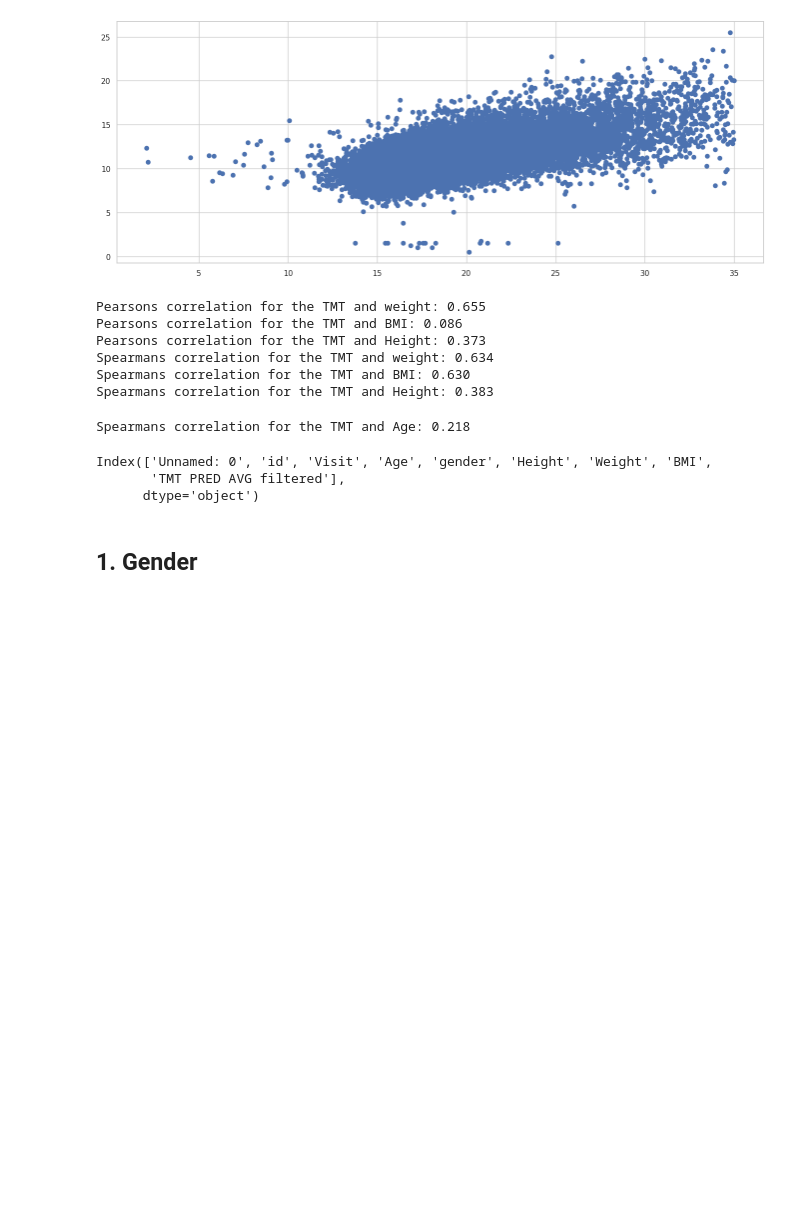
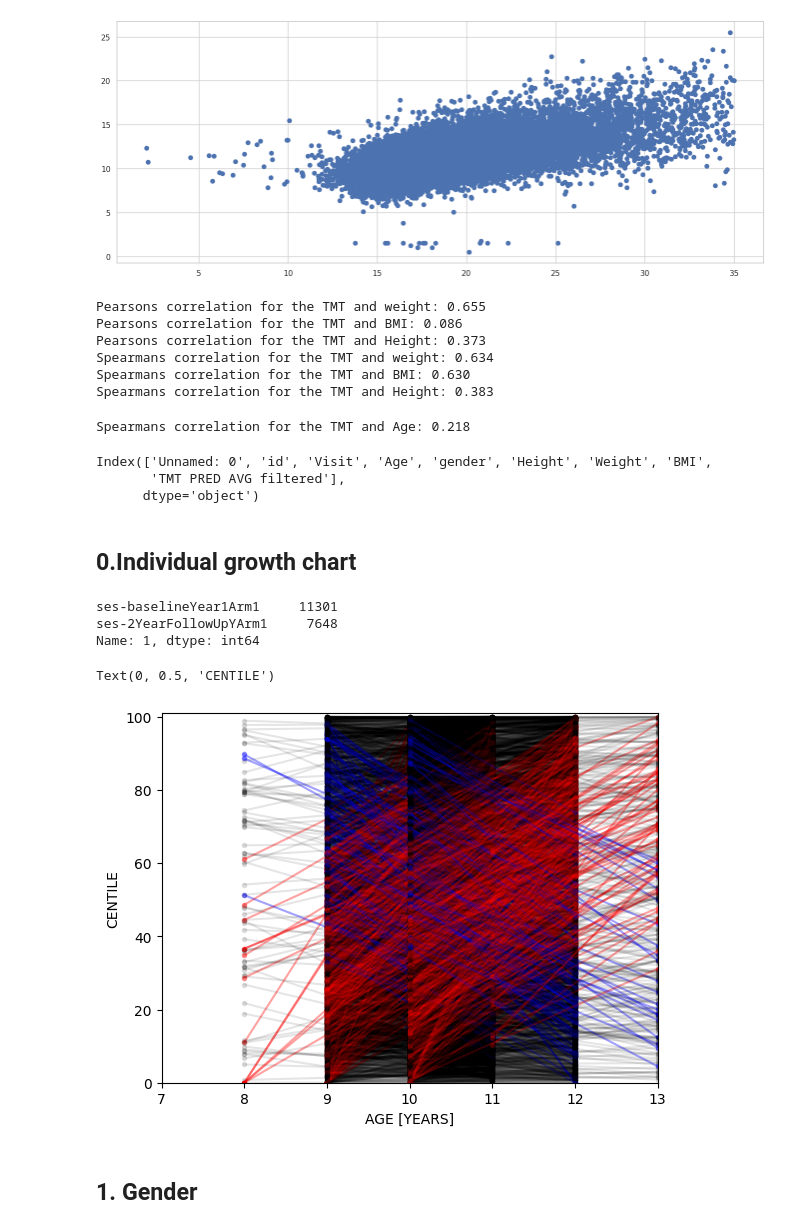
Before and after one commit to AIM-KannLab/itmt, a Jupyter notebook: ABCD-plots.ipynb, the cells around one changed output. Saved outputs shown, nothing was run; the diff lists cells and outputs as text; code cells hidden in the pictures; blank space fills up the shorter version.

```diff
--- a/ABCD-plots.ipynb
+++ b/ABCD-plots.ipynb
@@ -117,3 +167,11 @@ Index(['Unnamed: 0', 'id', 'Visit', 'Age', 'gender', 'Height', 'Weight', 'BMI',
       dtype='object')
 # %%
 df.loc[df.Age > 30, 'Age'] = 30
+# %% [markdown]
+## 0.Individual growth chart
+# %%
+df[df['Dataset']=='ABCD']['ID'].str.split("_", expand=True)[1].value_counts()
+# %% [output]
+ses-baselineYear1Arm1     11301
+ses-2YearFollowUpYArm1     7648
+Name: 1, dtype: int64
@@ -120,2 +223,50 @@ df.loc[df.Age > 30, 'Age'] = 30
+# %%
+def magnitude_(x_values,y_values):
+    alpha = 50
+    if (x_values[1]-x_values[0])>=0 and (y_values[1]-y_values[0])>=0:
+        if abs(y_values[1]-y_values[0])>=alpha:
+            return_val='r.'
+            transparency=0.2
+        else:
+            return_val='k.'
+            transparency=0.05
+    elif (y_values[1]-y_values[0])<=0 and (x_values[1]-x_values[0])<=0:
+        if abs(y_values[1]-y_values[0])>=alpha:
+            return_val='r.'
+            transparency=0.2
+        else:
+            return_val='k.'
+            transparency=0.05
+    else:
+        if abs(y_values[1]-y_values[0])>=alpha:
+            return_val='b.'
+            transparency=0.2
+        else:
+            return_val='k.'
+            transparency=0.05
+    return return_val, transparency
+# %%
+#plt.grid()
+
+for i in range(0,len(X_age)):
+    x_values = [X_age[i], U_age[i]]
+    y_values = [Y_tmt[i], V_tmt[i]]
+    col,transparency = magnitude_(x_values,y_values)
+    plt.plot(x_values, y_values, col, linestyle="-",alpha=transparency)
+
+
+for item in (ax.get_xticklabels() + ax.get_yticklabels()):
+    item.set_fontsize(16)
+for item in ([ax.title, ax.xaxis.label, ax.yaxis.label]):
+    item.set_fontsize(35)
+
+plt.xlim(7, 13)
+plt.ylim(0, 101)
+plt.xlabel('AGE [YEARS]')
+plt.ylabel('CENTILE')
+# do some color encoding
+# %% [output]
+Text(0, 0.5, 'CENTILE')
+[figure, added]
 # %% [markdown]
 ## 1. Gender
```
Also changed, not shown: parts of 10 cells of this notebook, 11 other files.
